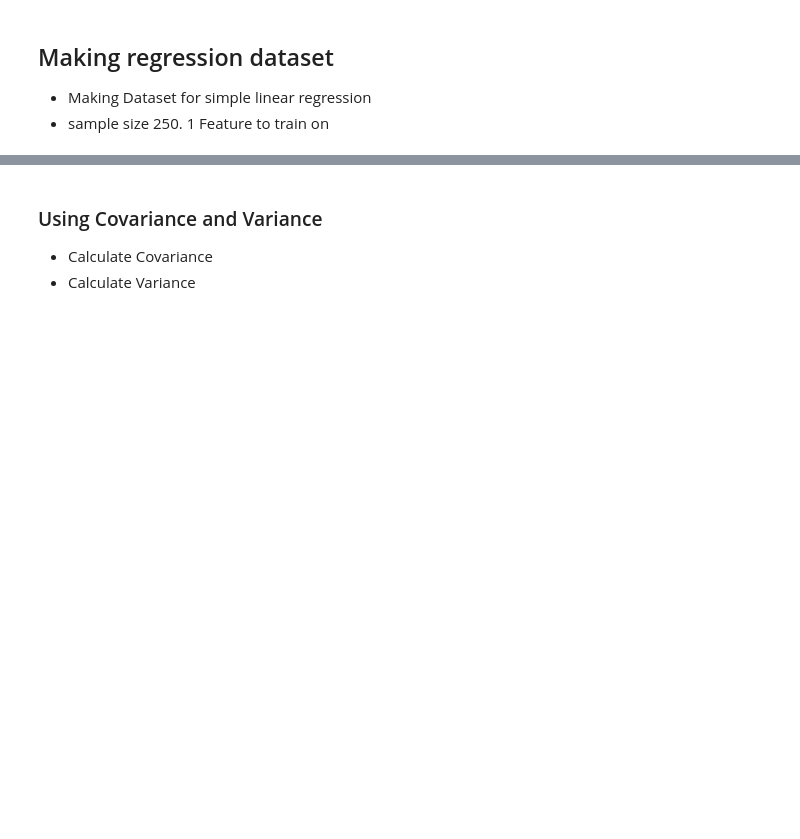
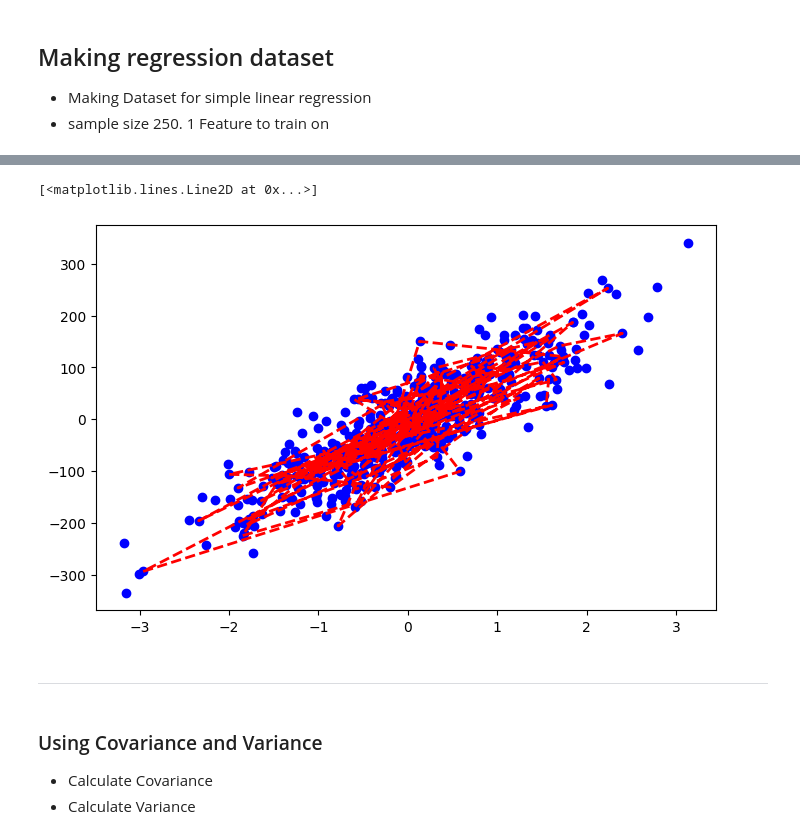
Before and after one commit to sid-146/ml-algo, a Jupyter notebook: regression_from_scratch.ipynb, the cells around one changed output, grey strips where cells are left out. Saved outputs shown, nothing was run; the diff lists cells and outputs as text; code cells hidden in the pictures; blank space fills up the shorter version.

```diff
--- a/regression_from_scratch.ipynb
+++ b/regression_from_scratch.ipynb
@@ -41,0 +72,13 @@ x_train, x_test, y_train, y_test = train_test_split(
+# %%
+from sklearn.preprocessing import StandardScaler
+
+scaler = StandardScaler()
+x_scaled = scaler.fit_transform(X)
+y_scaled = scaler.transform(y.reshape(-1, 1))
+
+x_scaled_train, x_scaled_test, y_scaled_train, y_scaled_test = train_test_split(
+    x_scaled,
+    y_scaled,
+    random_state=14,
+    test_size=0.20,
+)
@@ -42,3 +89,22 @@ x_train, x_test, y_train, y_test = train_test_split(
+# %%
+fig, ax = plt.subplots(figsize=(8, 5))
+
+ax.scatter(x_scaled, y_scaled, color="blue", label="data")
+ax.plot(
+    x_scaled_test,
+    y_scaled_test,
+    color="red",
+    label="prediction",
+    linestyle="--",
+    linewidth=2,
+)
+
+# not able to understand why scaled data is not giving good results
+# %% [output]
+[<matplotlib.lines.Line2D at 0x...>]
+[figure, added]
+# %% [markdown]
+-----
 # %% [markdown]
 ### Using Covariance and Variance
 
```
Also changed, not shown: parts of 15 cells of this notebook.
